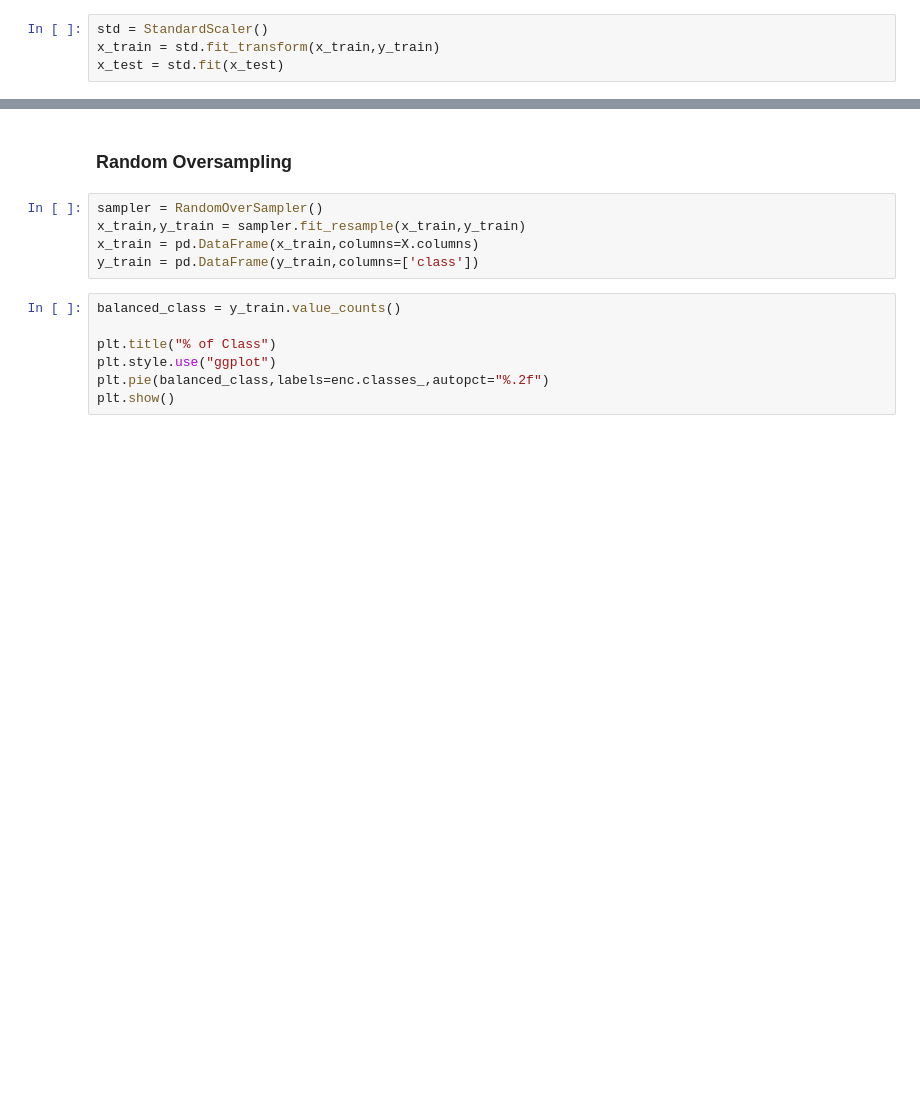
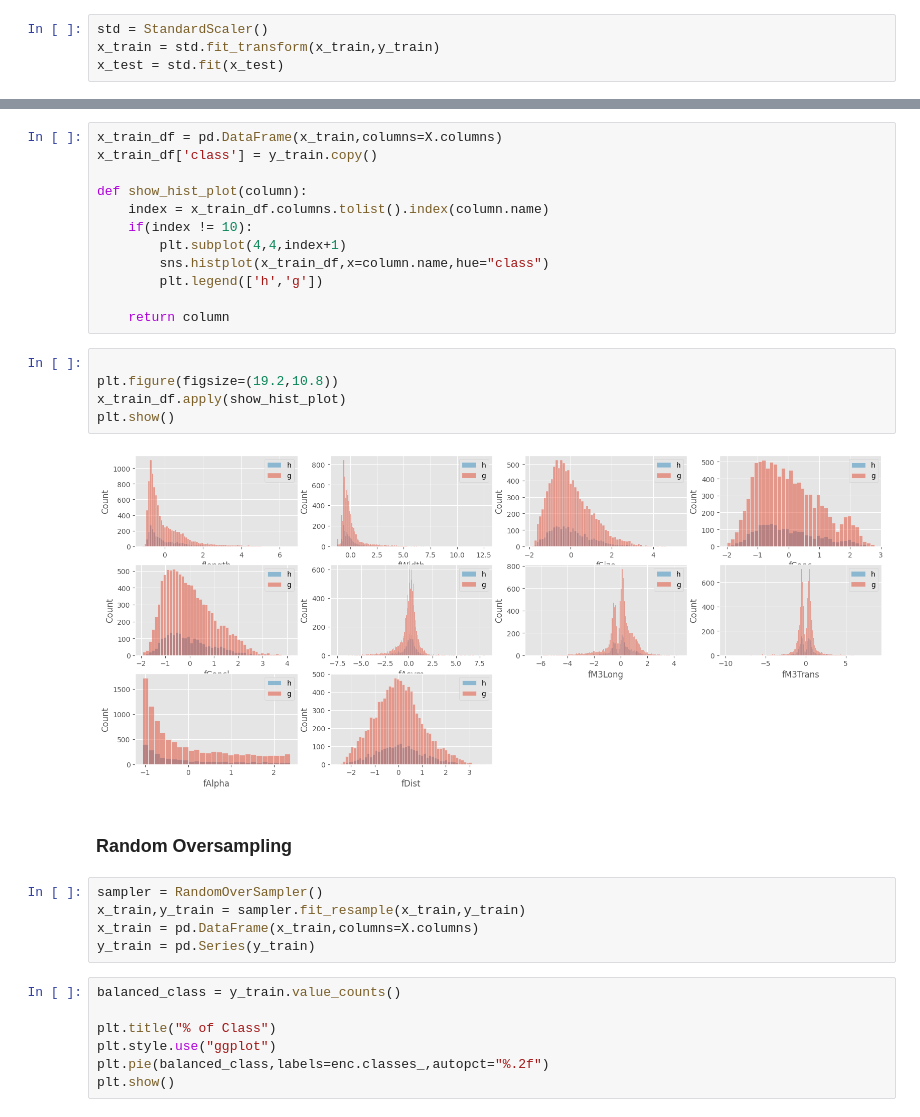
Before and after one commit to GaurangTyagi123/MCA_Sem2, a Jupyter notebook: DM/magic_gamma.ipynb, the cells around one changed output, grey strips where cells are left out. Cells and saved outputs as stored; diff of their text form; blank space fills up the shorter version.

```diff
--- a/DM/magic_gamma.ipynb
+++ b/DM/magic_gamma.ipynb
@@ -149,10 +136,29 @@ x_test = std.fit(x_test)
+# %%
+x_train_df = pd.DataFrame(x_train,columns=X.columns)
+x_train_df['class'] = y_train.copy()
+
+def show_hist_plot(column):
+    index = x_train_df.columns.tolist().index(column.name)
+    if(index != 10):
+        plt.subplot(4,4,index+1)
+        sns.histplot(x_train_df,x=column.name,hue="class")
+        plt.legend(['h','g'])
+
+    return column
+# %%
+
+plt.figure(figsize=(19.2,10.8))
+x_train_df.apply(show_hist_plot)
+plt.show()
+# %% [output]
+[figure, added]
 # %% [markdown]
 ### Random Oversampling
 # %%
 sampler = RandomOverSampler()
 x_train,y_train = sampler.fit_resample(x_train,y_train)
 x_train = pd.DataFrame(x_train,columns=X.columns)
-y_train = pd.DataFrame(y_train,columns=['class'])
+y_train = pd.Series(y_train)
 # %%
 balanced_class = y_train.value_counts()
 
```
Also changed, not shown: parts of 9 cells of this notebook.
